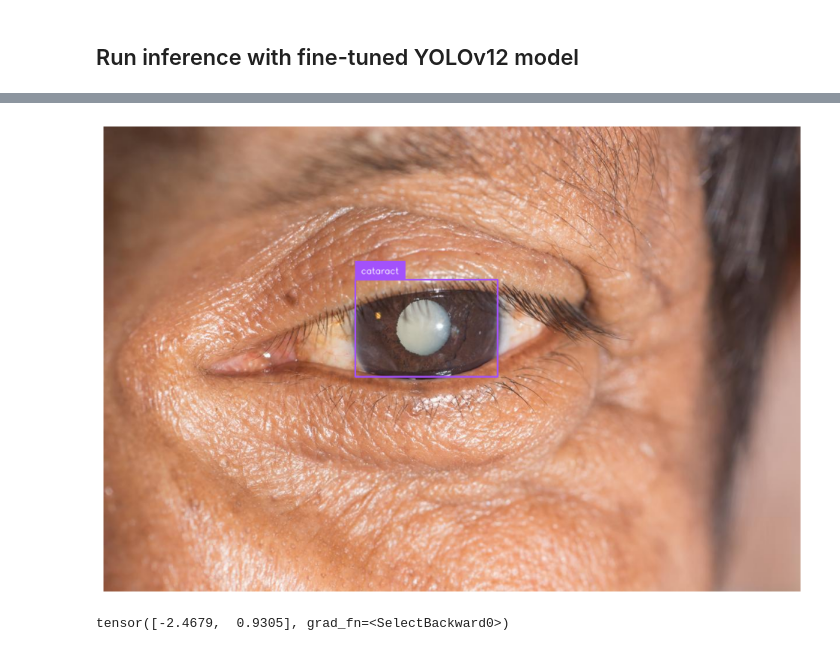
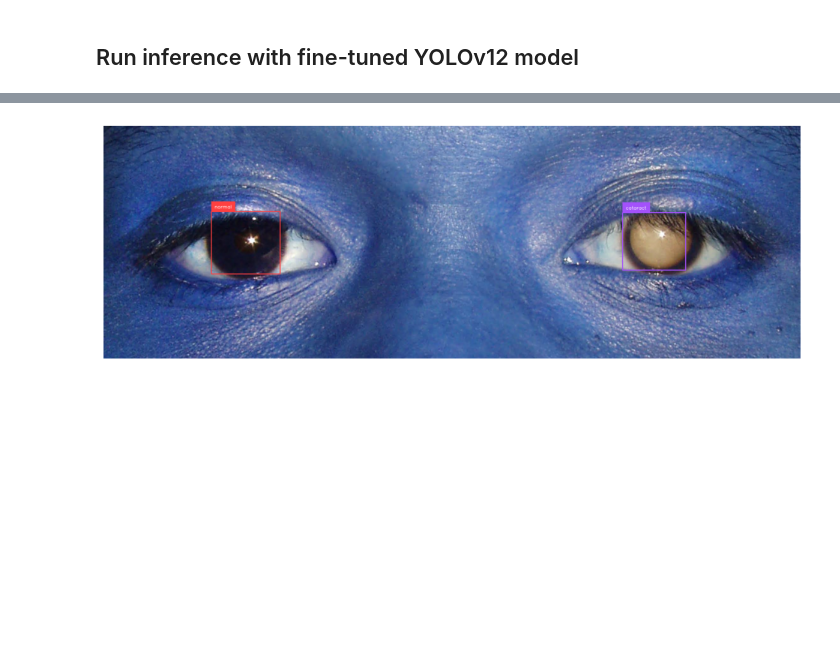
Before and after one commit to Darshanlingaraddi/Simpleapp, a Jupyter notebook: notebooks/train-yolov12-object-detection-model.ipynb, the cells around one changed output, grey strips where cells are left out. Saved outputs shown, nothing was run; the diff lists cells and outputs as text; code cells hidden in the pictures; blank space fills up the shorter version.

```diff
--- a/notebooks/train-yolov12-object-detection-model.ipynb
+++ b/notebooks/train-yolov12-object-detection-model.ipynb
@@ -277,7 +258,7 @@ map.plot()
 # %%
 import supervision as sv
 
-model = YOLO(f'/{HOME}/runs/detect/train/weights/best.pt')
+model = YOLO(f'/{HOME}/runs/detect/train2/weights/best.pt')
 
 ds = sv.DetectionDataset.from_yolo(
     images_directory_path=f"{dataset.location}/test/images",
@@ -287,24 +591,25 @@ ds = sv.DetectionDataset.from_yolo(
 # %%
-import random
+import cv2
+import supervision as sv  # assuming you're using Supervision for annotations
 
-i = random.randint(0, len(ds))
+# Custom image path
+image_path = "/content/cataract-finder-1/valid/images/image_145_png.rf.ed20a75a9350cabf6184196cf5b0f3d1.jpg"
+image = cv2.imread(image_path)
+image = cv2.cvtColor(image, cv2.COLOR_BGR2RGB)
 
-image_path, image, target = ds[i]
-
+# Run inference
 results = model(image, verbose=False)[0]
 detections = sv.Detections.from_ultralytics(results).with_nms()
 
+# Annotate image
 box_annotator = sv.BoxAnnotator()
 label_annotator = sv.LabelAnnotator()
 
 annotated_image = image.copy()
 annotated_image = box_annotator.annotate(scene=annotated_image, detections=detections)
 annotated_image = label_annotator.annotate(scene=annotated_image, detections=detections)
 
+# Display annotated image
 sv.plot_image(annotated_image)
 # %% [output]
-[figure, old version]
+[figure, new version]
-# %%
-print(results)  # Print the full structure of the result
-# %% [output]
-tensor([-2.4679,  0.9305], grad_fn=<SelectBackward0>)
```
Also changed, not shown: parts of 19 cells of this notebook.
